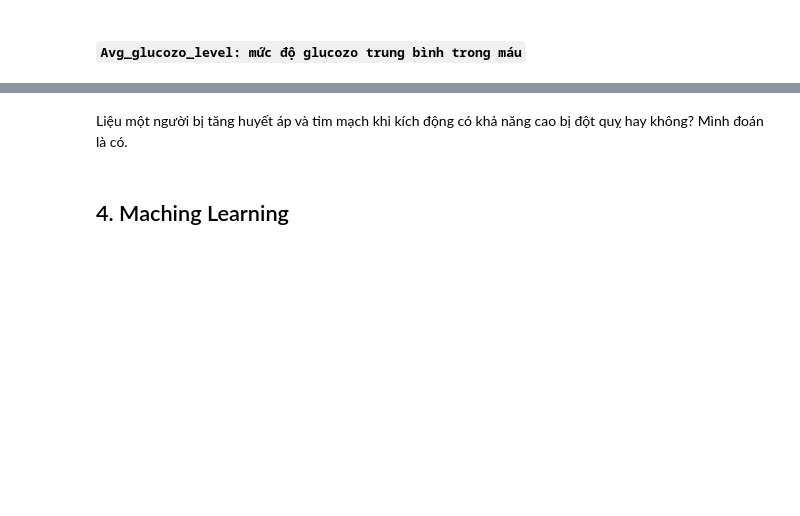
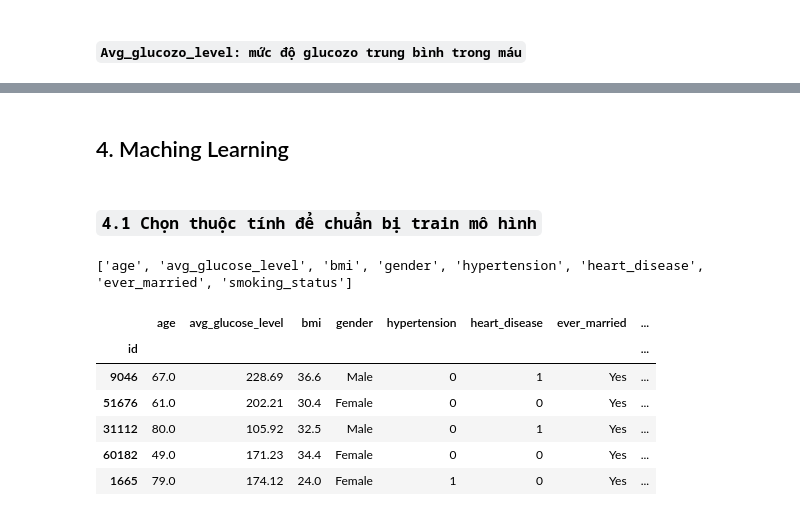
Before and after one commit to mnnam1302/Healthcare_Stroke, a Jupyter notebook: healthcare_stroke.ipynb, the cells around one changed output, grey strips where cells are left out. Saved outputs shown, nothing was run; the diff lists cells and outputs as text; code cells hidden in the pictures; blank space fills up the shorter version.

```diff
--- a/healthcare_stroke.ipynb
+++ b/healthcare_stroke.ipynb
@@ -525,4 +347,25 @@ sns.kdeplot(x = stroke1_df['avg_glucose_level'], y =stroke1_df['bmi'], fill=True
-# %% [markdown]
-Liệu một người bị tăng huyết áp và tim mạch khi kích động có khả năng cao bị đột quỵ hay không? Mình đoán là có.
 # %% [markdown]
 ## 4. Maching Learning
+# %% [markdown]
+### `4.1 Chọn thuộc tính để chuẩn bị train mô hình`
+# %%
+num_features = ['age', 'avg_glucose_level', 'bmi']
+cat_features = ['gender', 'hypertension', 'heart_disease', 'ever_married', 'smoking_status']
+
+features = num_features + cat_features
+print(features)
+# %% [output]
+['age', 'avg_glucose_level', 'bmi', 'gender', 'hypertension', 'heart_disease', 'ever_married', 'smoking_status']
+# %%
+X = patient_df[features]
+y = patient_df['stroke']
+# %%
+X.head()
+# %% [output]
+|  | age | avg_glucose_level | bmi | gender | hypertension | heart_disease | ever_married | ... |
+| id |  |  |  |  |  |  |  | ... |
+| 9046 | 67.0 | 228.69 | 36.6 | Male | 0 | 1 | Yes | ... |
+| 51676 | 61.0 | 202.21 | 30.4 | Female | 0 | 0 | Yes | ... |
+| 31112 | 80.0 | 105.92 | 32.5 | Male | 0 | 1 | Yes | ... |
+| 60182 | 49.0 | 171.23 | 34.4 | Female | 0 | 0 | Yes | ... |
+| 1665 | 79.0 | 174.12 | 24.0 | Female | 1 | 0 | Yes | ... |
```
Also changed, not shown: parts of 71 cells of this notebook.
